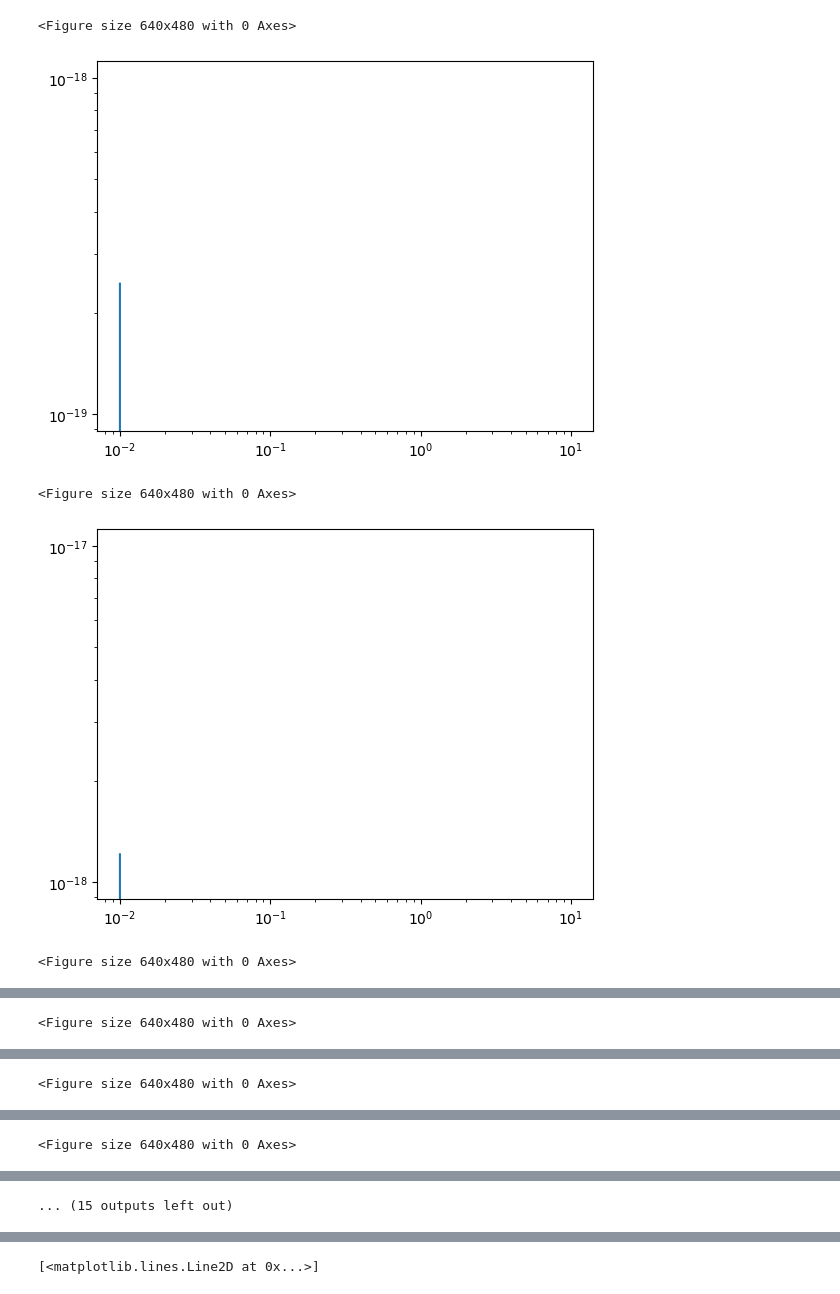
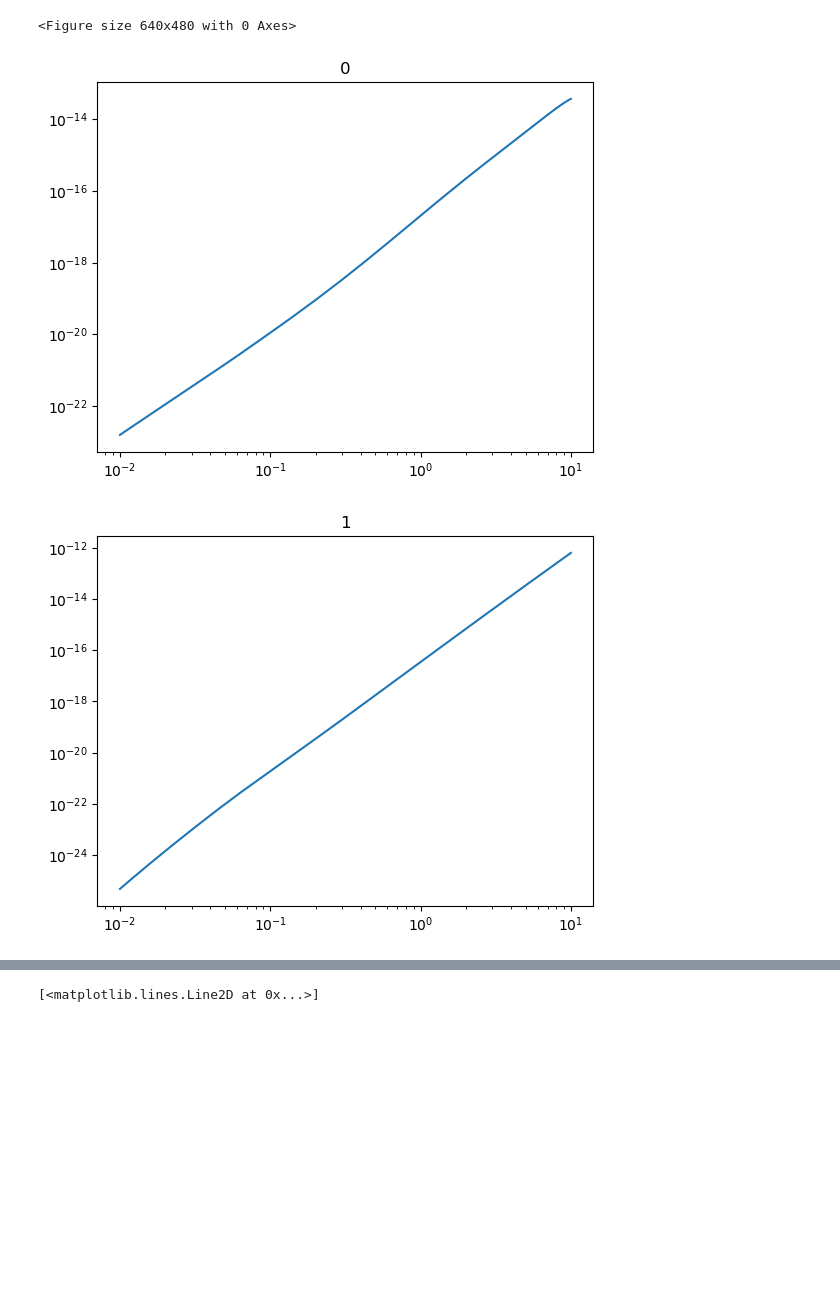
Before and after one commit to nuLABatUSD/BBN_evolve, a Jupyter notebook: WeakandNuclearRates.ipynb, the cells around one changed output, grey strips where cells are left out. Drawn from its saved outputs; the diff is of its cells as text; code cells hidden in the pictures; blank space fills up the shorter version.

Commit message:
dpghe3 reaction added to gamma function, have plot for this reaction now

```diff
--- a/WeakandNuclearRates.ipynb
+++ b/WeakandNuclearRates.ipynb
@@ -133,39 +133,37 @@ Wall time: 151 ms
 # %%
 T = y[:,0]
 eta = y[:,2]
 
 Gamma_f_XG = np.zeros((xg.Nrxn,len(a)))
 Gamma_r_XG = np.zeros((xg.Nrxn,len(a)))
 Gamma_f_XY = np.zeros((xy.Nrxn,len(a)))
 Gamma_r_XY = np.zeros((xy.Nrxn,len(a)))
 Tcm = 1/a
 plt.figure()
 
 for i in range(len(a)):
     Gamma_f_XG[:,i], Gamma_r_XG[:,i] = xg.Gammaxg(T[i], eta[i])
 
-#for i in range(xg.Nrxn):
-    #plt.figure()
-    #plt.loglog(Tcm, Gamma_f_XG[i,:])
-   # plt.title(i)
+for i in range(xg.Nrxn):
+    plt.figure()
+    plt.loglog(Tcm, Gamma_f_XG[i,:])
+    plt.title(i)
    # plt.figure()
   #  plt.loglog(Tcm, Gamma_r_XG[i,:])
  #   plt.title(i)
 
 
-for j in range(len(a)):
+for i in range(len(a)):
     Gamma_f_XY[:,i], Gamma_r_XY[:,i] = xy.Gammaxy(T[i], eta[i])
 
-for i in range(xy.Nrxn):
-    plt.figure()
-    plt.loglog(Tcm, Gamma_f_XY[i,:])
-    plt.figure()
+#for i in range(xy.Nrxn):
    # plt.figure()
+   # plt.loglog(Tcm, Gamma_f_XY[i,:])
+   # plt.title(i)
+    #plt.figure()
   #  plt.loglog(Tcm, Gamma_r_XY[i,:])
- #   plt.title(i)
+  #  plt.title(i)
 # %% [output]
 <Figure size 640x480 with 0 Axes>
-[figure, old version]
+[figure, new version]
-<Figure size 640x480 with 0 Axes>
-[figure, old version]
+[figure, new version]
-<Figure size 640x480 with 0 Axes>
@@ -173 +170,0 @@ for i in range(xy.Nrxn):
-<Figure size 640x480 with 0 Axes>
@@ -175 +171,0 @@ for i in range(xy.Nrxn):
-<Figure size 640x480 with 0 Axes>
@@ -177 +172,0 @@ for i in range(xy.Nrxn):
-<Figure size 640x480 with 0 Axes>
@@ -179 +173,0 @@ for i in range(xy.Nrxn):
-... (15 outputs left out)
```
Also changed, not shown: parts of 2 cells of this notebook, 1 other file.
